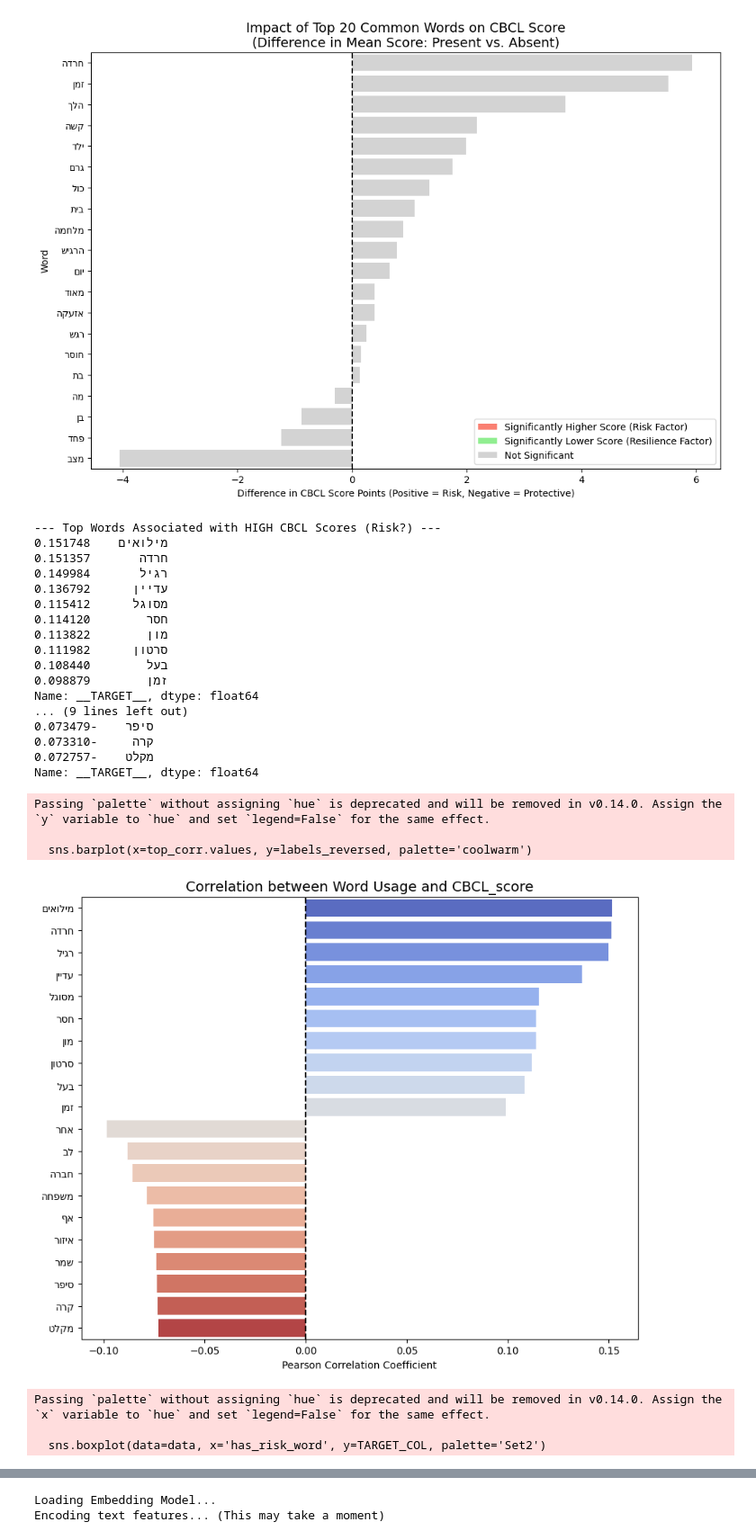
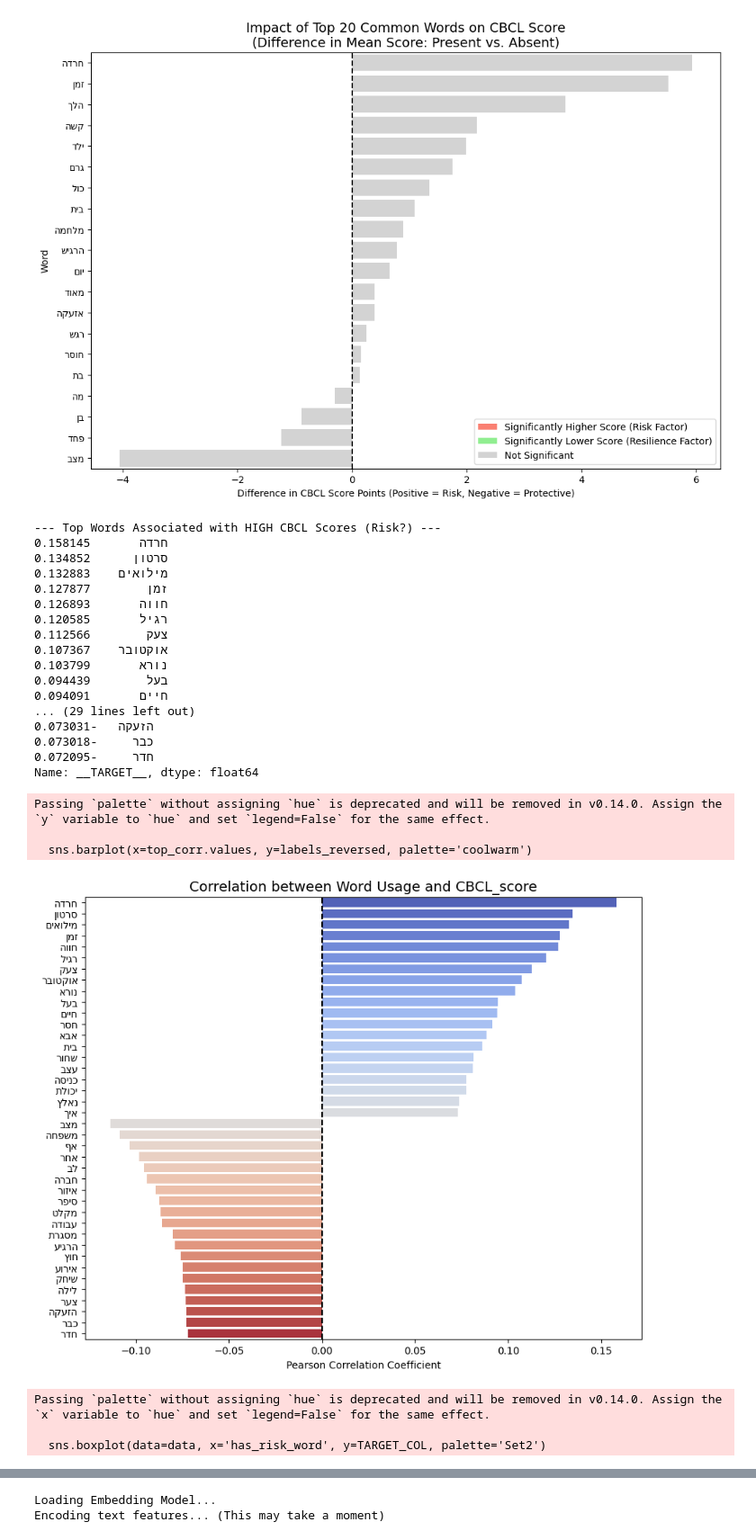
Before and after one commit to OfriA/AppliedProject52056, a Jupyter notebook: data/DataExploration.ipynb, the cells around one changed output, grey strips where cells are left out. Shown at 90% size. Drawn from its saved outputs; the diff is of its cells as text; code cells hidden in the pictures.

```diff
--- a/data/DataExploration.ipynb
+++ b/data/DataExploration.ipynb
@@ -722,8 +722,8 @@ word_counts_df['__TARGET__'] = data[TARGET_COL]
 correlations = word_counts_df.corr()['__TARGET__'].drop('__TARGET__')
 
 # 4. Extract Top Positive and Negative Correlations
-top_positive = correlations.sort_values(ascending=False).head(10)
-top_negative = correlations.sort_values(ascending=True).head(10)
+top_positive = correlations.sort_values(ascending=False).head(20)
+top_negative = correlations.sort_values(ascending=True).head(20)
 
 print("--- Top Words Associated with HIGH CBCL Scores (Risk?) ---")
 print(top_positive)
@@ -741,49 +741,49 @@ plt.figure(figsize=(10, 8))
 labels_reversed = [w[::-1] for w in top_corr.index]
 
 sns.barplot(x=top_corr.values, y=labels_reversed, palette='coolwarm')
 plt.title(f'Correlation between Word Usage and {TARGET_COL}', fontsize=14)
 plt.xlabel('Pearson Correlation Coefficient')
 plt.axvline(0, color='black', linestyle='--')
 plt.show()
 
 # --- VISUALIZATION: Specific Word Impact (Box Plot) ---
 # Let's verify if a specific "high risk" word actually separates the groups.
 # We take the #1 most positively correlated word.
 
 if not top_positive.empty:
     risk_word = top_positive.index[0] # The word with highest correlation
 
     # Create a binary column: Did the parent use this word? Yes/No
     data['has_risk_word'] = data['clean_content'].apply(lambda x: risk_word in x)
 
     plt.figure(figsize=(8, 6))
     sns.boxplot(data=data, x='has_risk_word', y=TARGET_COL, palette='Set2')
     plt.title(f'Effect of using the word "{risk_word[::-1]}" on {TARGET_COL}')
     plt.xlabel(f'Contains word "{risk_word[::-1]}"?')
     plt.ylabel('CBCL Score')
     plt.show()
 # %% [output]
 --- Top Words Associated with HIGH CBCL Scores (Risk?) ---
-מילואים    0.151748
-חרדה       0.151357
-רגיל       0.149984
-עדיין      0.136792
-מסוגל      0.115412
-חסר        0.114120
-מון        0.113822
-סרטון      0.111982
-בעל        0.108440
-זמן        0.098879
+חרדה       0.158145
+סרטון      0.134852
+מילואים    0.132883
+זמן        0.127877
+חווה       0.126893
+רגיל       0.120585
+צעק        0.112566
+אוקטובר    0.107367
+נורא       0.103799
+בעל        0.094439
+חיים       0.094091
+... (29 lines left out)
+הזעקה   -0.073031
+כבר     -0.073018
+חדר     -0.072095
 Name: __TARGET__, dtype: float64
-... (9 lines left out)
-סיפר    -0.073479
-קרה     -0.073310
-מקלט    -0.072757
-Name: __TARGET__, dtype: float64
 Passing `palette` without assigning `hue` is deprecated and will be removed in v0.14.0. Assign the `y` variable to `hue` and set `legend=False` for the same effect.
 
   sns.barplot(x=top_corr.values, y=labels_reversed, palette='coolwarm')
-[figure, old version]
+[figure, new version]
 Passing `palette` without assigning `hue` is deprecated and will be removed in v0.14.0. Assign the `x` variable to `hue` and set `legend=False` for the same effect.
 
   sns.boxplot(data=data, x='has_risk_word', y=TARGET_COL, palette='Set2')
```
Also changed, not shown: parts of 24 cells of this notebook.
